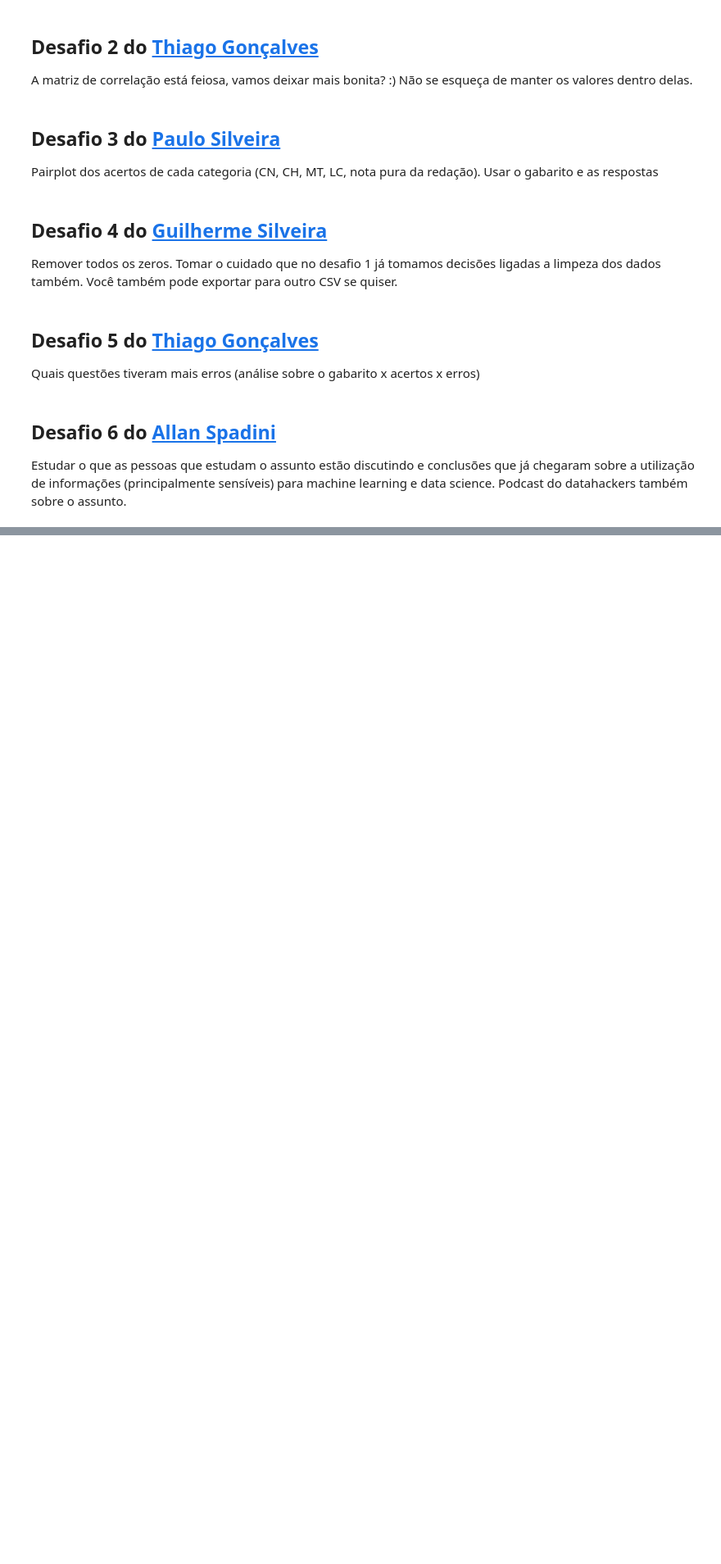
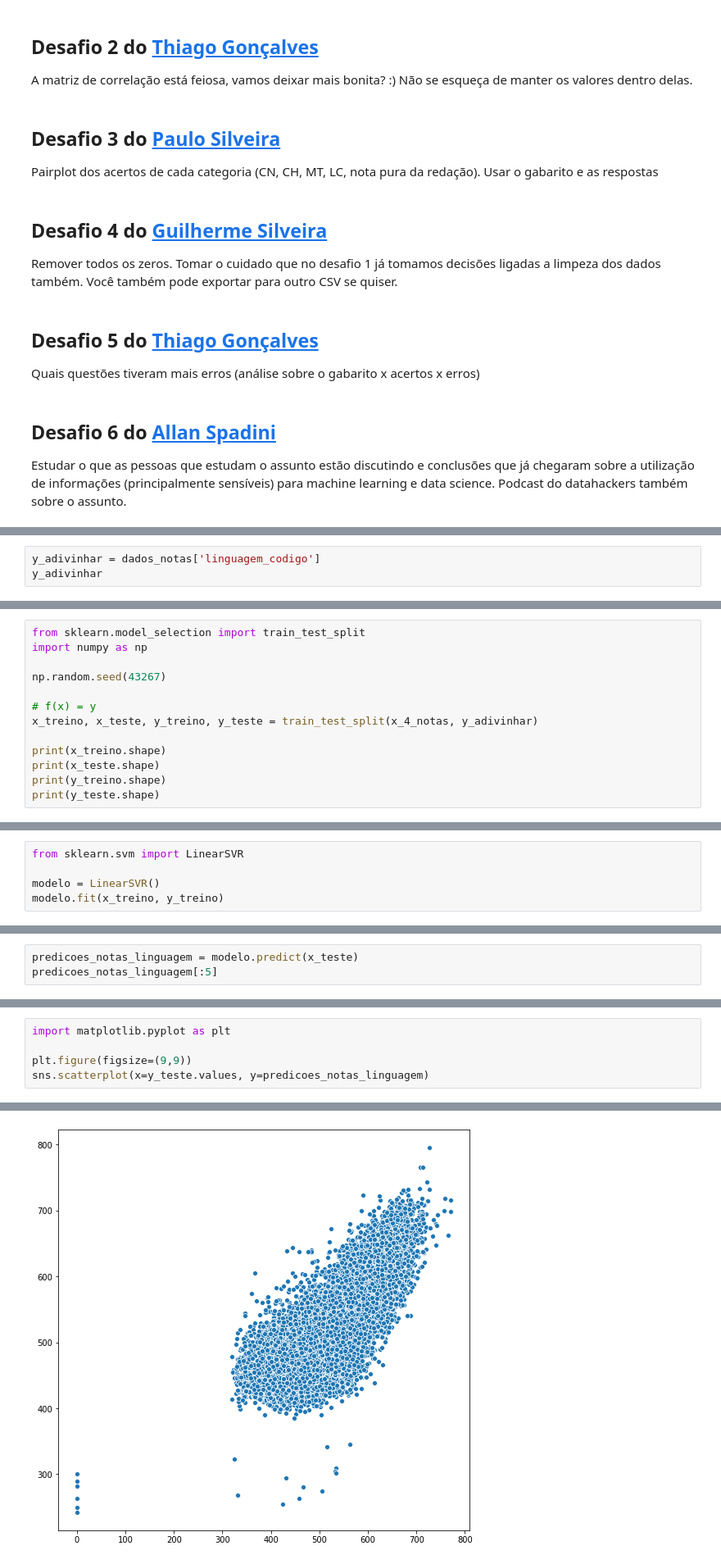
Before and after one commit to alexandrealvees/Quarentena, a Jupyter notebook: quarentena_de_dados_alura.ipynb, the cells around one changed output, grey strips where cells are left out. Shown at 82% size. Drawn from its saved outputs; the diff is of its cells as text; blank space fills up the shorter version.

```diff
--- a/quarentena_de_dados_alura.ipynb
+++ b/quarentena_de_dados_alura.ipynb
@@ -1434,0 +1665,3 @@ Estudar o que as pessoas que estudam o assunto estão discutindo e conclusões q
+# %%
+y_adivinhar = dados_notas['linguagem_codigo']
+y_adivinhar
@@ -1434,0 +1689,13 @@ Estudar o que as pessoas que estudam o assunto estão discutindo e conclusões q
+# %%
+from sklearn.model_selection import train_test_split
+import numpy as np
+
+np.random.seed(43267)
+
+# f(x) = y
+x_treino, x_teste, y_treino, y_teste = train_test_split(x_4_notas, y_adivinhar)
+
+print(x_treino.shape)
+print(x_teste.shape)
+print(y_treino.shape)
+print(y_teste.shape)
@@ -1434,0 +1720,5 @@ Estudar o que as pessoas que estudam o assunto estão discutindo e conclusões q
+# %%
+from sklearn.svm import LinearSVR
+
+modelo = LinearSVR()
+modelo.fit(x_treino, y_treino)
@@ -1434,0 +1731,3 @@ Estudar o que as pessoas que estudam o assunto estão discutindo e conclusões q
+# %%
+predicoes_notas_linguagem = modelo.predict(x_teste)
+predicoes_notas_linguagem[:5]
@@ -1434,0 +1750,6 @@ Estudar o que as pessoas que estudam o assunto estão discutindo e conclusões q
+# %%
+import matplotlib.pyplot as plt
+
+plt.figure(figsize=(9,9))
+sns.scatterplot(x=y_teste.values, y=predicoes_notas_linguagem)
+# %% [output]
@@ -1434,0 +1757 @@ Estudar o que as pessoas que estudam o assunto estão discutindo e conclusões q
+[figure, added]
```
Also changed, not shown: parts of 59 cells of this notebook.
